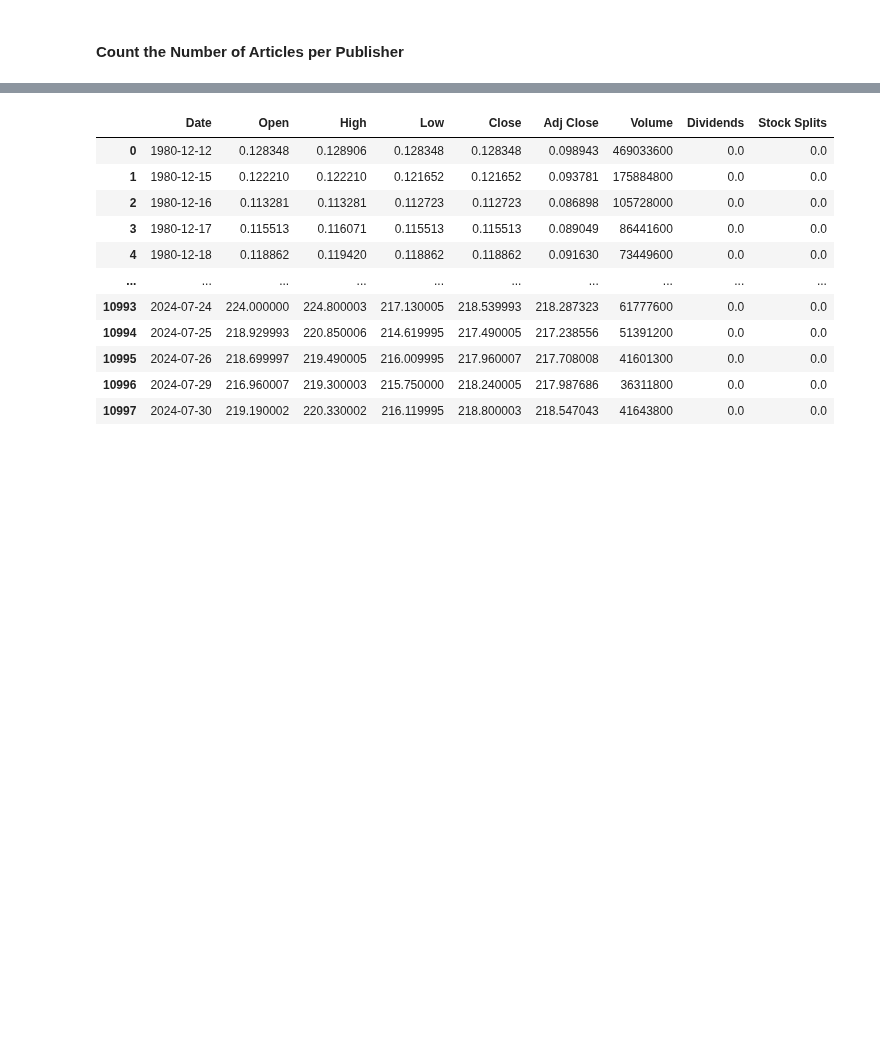
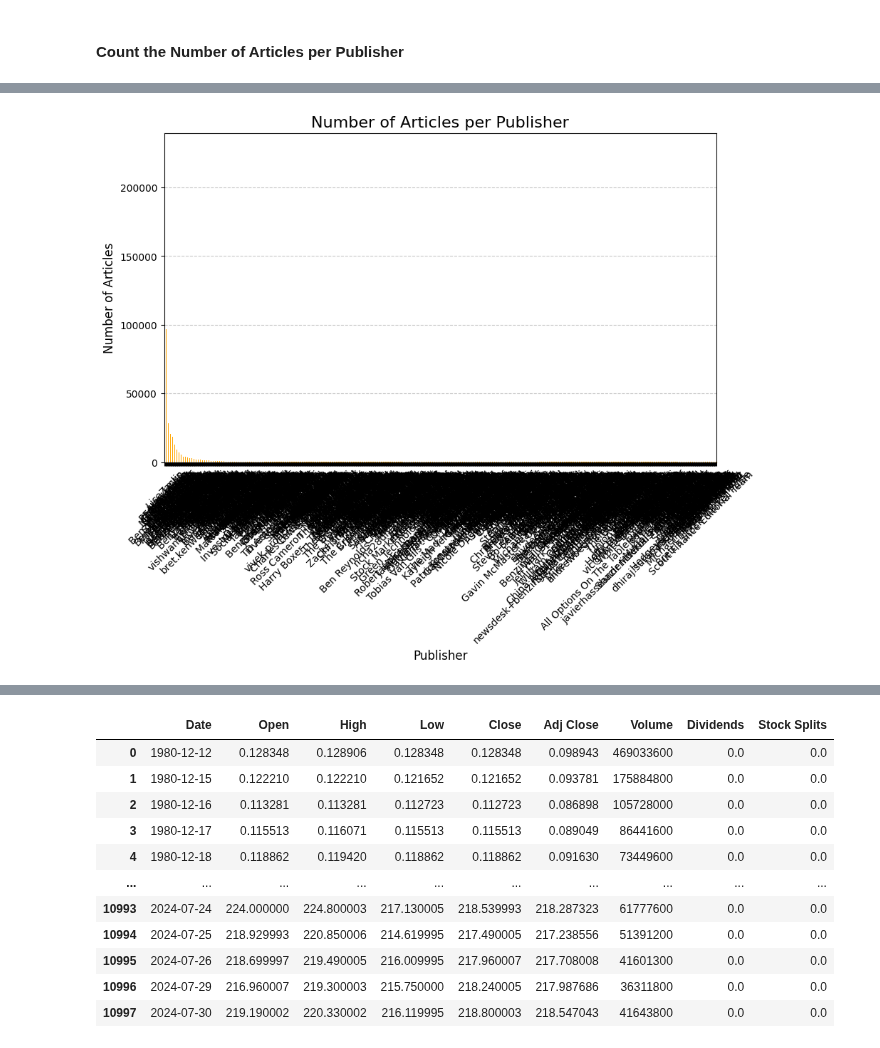
Before and after one commit to Ofgeha-Gelana/SentimentStockPredictor, a Jupyter notebook: notebooks/descriptive_analy.ipynb, the cells around one changed output, grey strips where cells are left out. Drawn from its saved outputs; the diff is of its cells as text; code cells hidden in the pictures; blank space fills up the shorter version.

```diff
--- a/notebooks/descriptive_analy.ipynb
+++ b/notebooks/descriptive_analy.ipynb
@@ -67,3 +67,7 @@ max      5.120000e+02
 Name: headline_length, dtype: float64
 # %% [markdown]
 #### Count the Number of Articles per Publisher
+# %%
+publisher_counts = news_data['publisher'].value_counts()
+print("\nNumber of Articles per Publisher:")
+print(publisher_counts)
@@ -69,0 +121,12 @@ Name: headline_length, dtype: float64
+# %%
+# 2. Visualizing Article Counts per Publisher
+plt.figure(figsize=(10, 6))
+publisher_counts.plot(kind='bar', color='orange')
+plt.title('Number of Articles per Publisher', fontsize=16)
+plt.xlabel('Publisher', fontsize=12)
+plt.ylabel('Number of Articles', fontsize=12)
+plt.xticks(rotation=45)
+plt.grid(axis='y', linestyle='--', alpha=0.7)
+plt.show()
+# %% [output]
+[figure, added]
```
Also changed, not shown: parts of 5 cells of this notebook.
